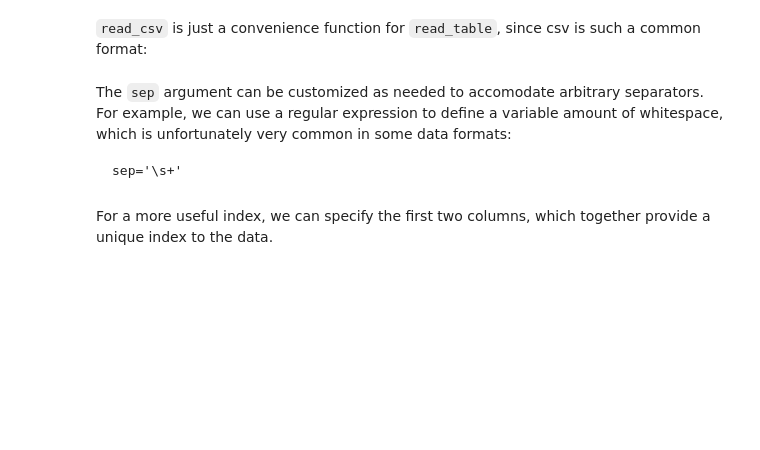
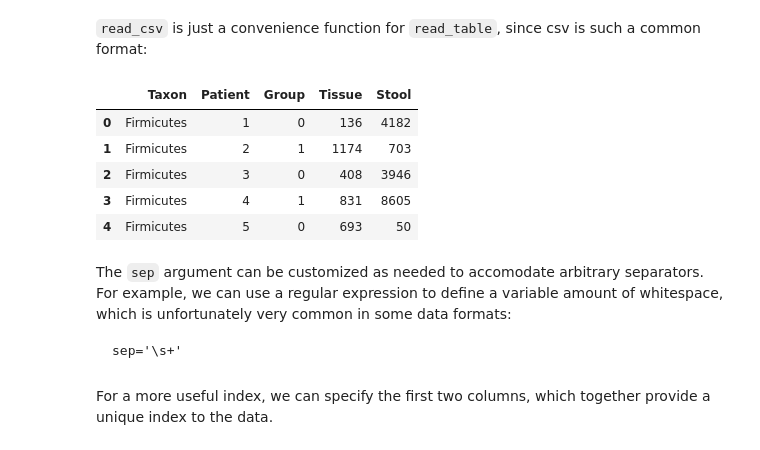
Before and after one commit to jmuth/ADA_homeworks, a Jupyter notebook: 01 - Pandas and Data Wrangling/Intro to Pandas.ipynb, the cells around one changed output. Cells and saved outputs as stored; diff of their text form; code cells hidden in the pictures; blank space fills up the shorter version.

```diff
--- a/01 - Pandas and Data Wrangling/Intro to Pandas.ipynb
+++ b/01 - Pandas and Data Wrangling/Intro to Pandas.ipynb
@@ -617,6 +690,14 @@ pd.read_csv("Data/microbiome.csv", header=None).head()
 `read_csv` is just a convenience function for `read_table`, since csv is such a common format:
 # %%
 mb = pd.read_table("Data/microbiome.csv", sep=',')
+mb.head()
+# %% [output]
+|  | Taxon | Patient | Group | Tissue | Stool |
+| 0 | Firmicutes | 1 | 0 | 136 | 4182 |
+| 1 | Firmicutes | 2 | 1 | 1174 | 703 |
+| 2 | Firmicutes | 3 | 0 | 408 | 3946 |
+| 3 | Firmicutes | 4 | 1 | 831 | 8605 |
+| 4 | Firmicutes | 5 | 0 | 693 | 50 |
 # %% [markdown]
 The `sep` argument can be customized as needed to accomodate arbitrary separators. For example, we can use a regular expression to define a variable amount of whitespace, which is unfortunately very common in some data formats:
 
```
Also changed, not shown: parts of 38 cells of this notebook.
